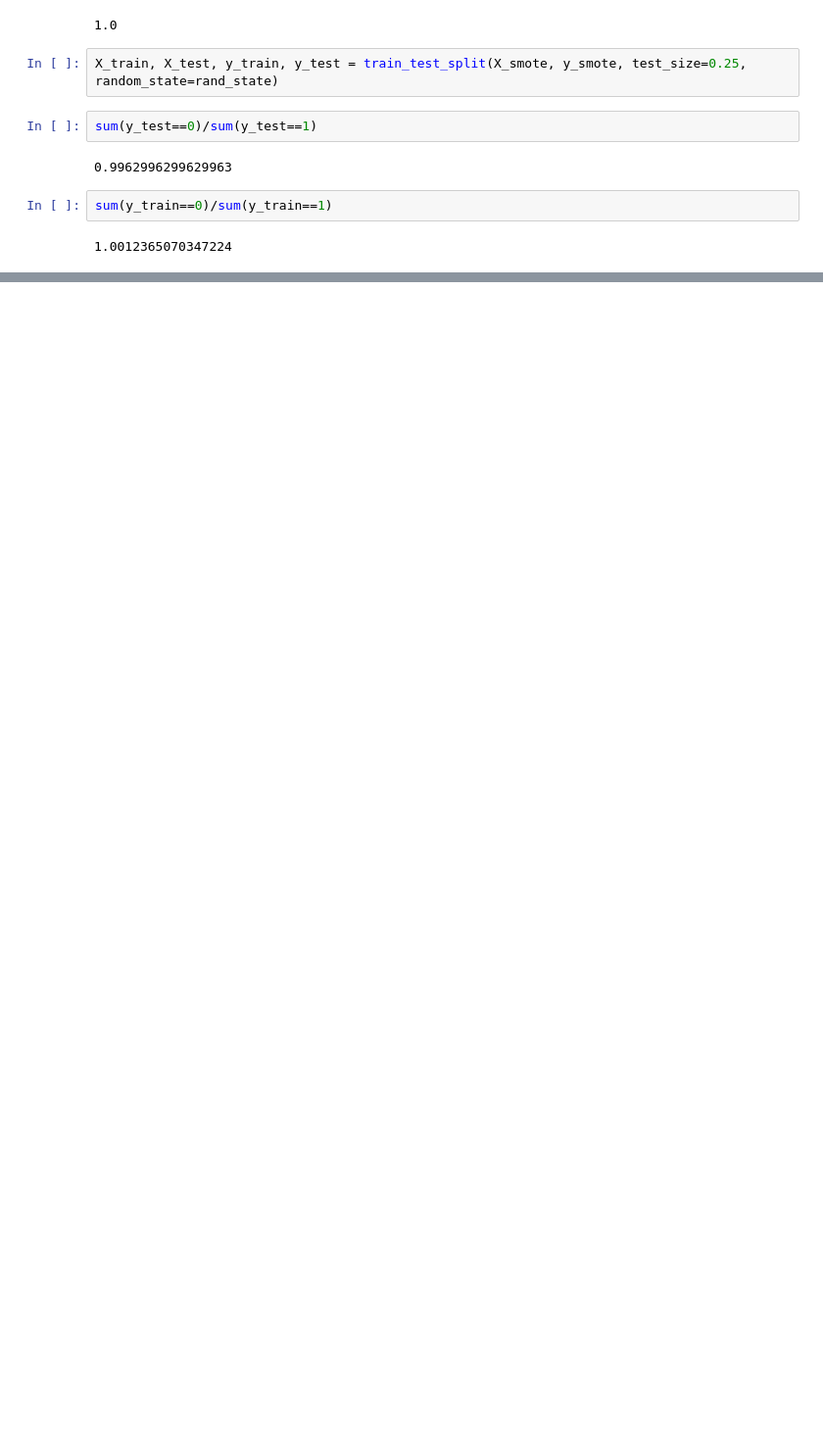
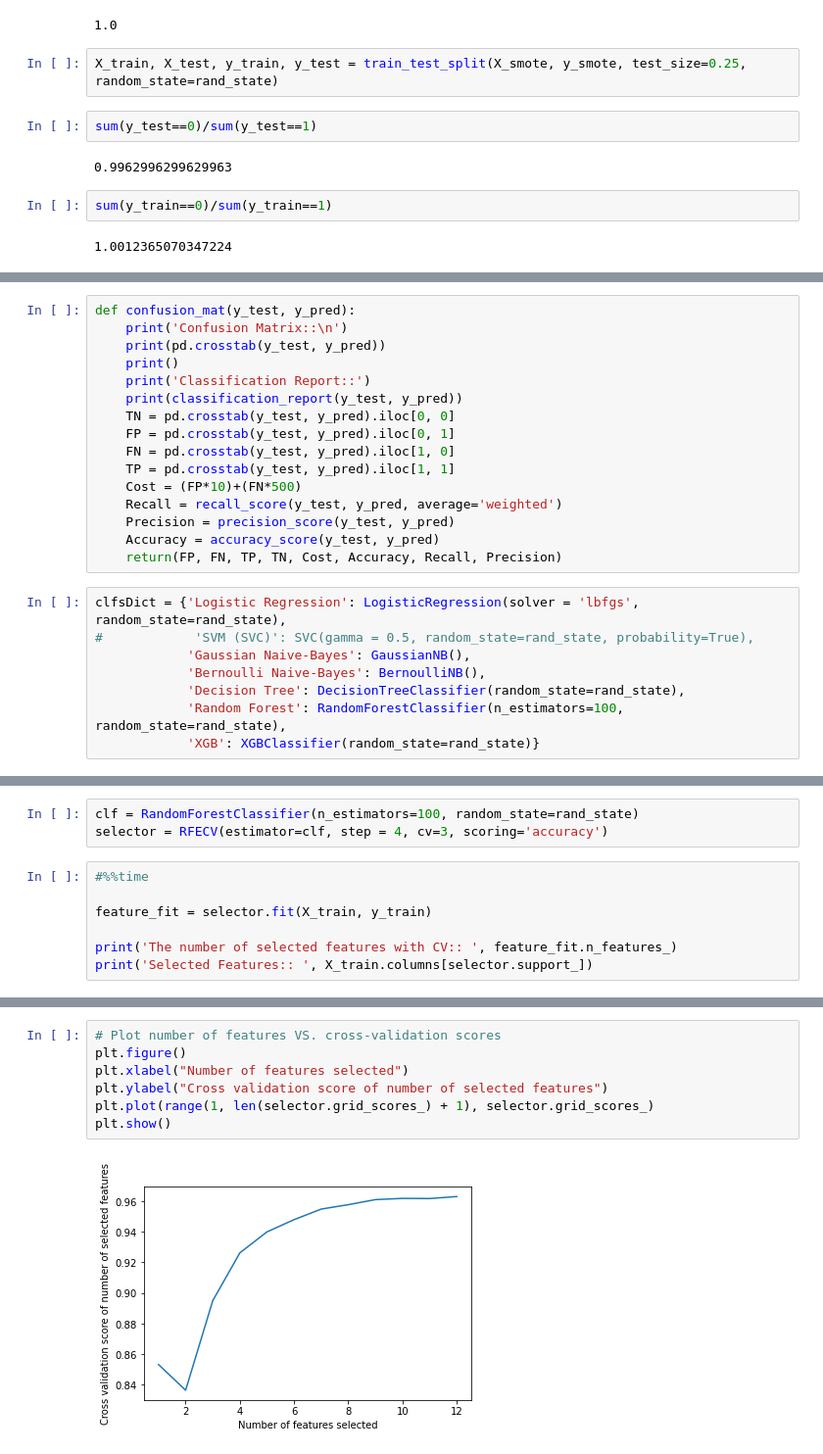
Before and after one commit to vviswanathan/datamites_internship, a Jupyter notebook: Code/Portuguese_Bank_Marketing_Project/PRCP-1000-Portuguese_Bank_Marketing_Project_Capstone.ipynb, the cells around one changed output, grey strips where cells are left out. Shown at 98% size. Saved outputs shown, nothing was run; the diff lists cells and outputs as text; blank space fills up the shorter version.

```diff
--- a/Code/Portuguese_Bank_Marketing_Project/PRCP-1000-Portuguese_Bank_Marketing_Project_Capstone.ipynb
+++ b/Code/Portuguese_Bank_Marketing_Project/PRCP-1000-Portuguese_Bank_Marketing_Project_Capstone.ipynb
@@ -264,0 +302,24 @@ sum(y_train==0)/sum(y_train==1)
+# %%
+def confusion_mat(y_test, y_pred):
+    print('Confusion Matrix::\n')
+    print(pd.crosstab(y_test, y_pred))
+    print()
+    print('Classification Report::')
+    print(classification_report(y_test, y_pred))
+    TN = pd.crosstab(y_test, y_pred).iloc[0, 0]
+    FP = pd.crosstab(y_test, y_pred).iloc[0, 1]
+    FN = pd.crosstab(y_test, y_pred).iloc[1, 0]
+    TP = pd.crosstab(y_test, y_pred).iloc[1, 1]
+    Cost = (FP*10)+(FN*500)
+    Recall = recall_score(y_test, y_pred, average='weighted')
+    Precision = precision_score(y_test, y_pred)
+    Accuracy = accuracy_score(y_test, y_pred)
+    return(FP, FN, TP, TN, Cost, Accuracy, Recall, Precision)
+# %%
+clfsDict = {'Logistic Regression': LogisticRegression(solver = 'lbfgs', random_state=rand_state),
+#            'SVM (SVC)': SVC(gamma = 0.5, random_state=rand_state, probability=True),
+            'Gaussian Naive-Bayes': GaussianNB(),
+            'Bernoulli Naive-Bayes': BernoulliNB(),
+            'Decision Tree': DecisionTreeClassifier(random_state=rand_state),
+            'Random Forest': RandomForestClassifier(n_estimators=100, random_state=rand_state),
+            'XGB': XGBClassifier(random_state=rand_state)}
@@ -264,0 +403,10 @@ sum(y_train==0)/sum(y_train==1)
+# %%
+clf = RandomForestClassifier(n_estimators=100, random_state=rand_state)
+selector = RFECV(estimator=clf, step = 4, cv=3, scoring='accuracy')
+# %%
+#%%time
+
+feature_fit = selector.fit(X_train, y_train)
+
+print('The number of selected features with CV:: ', feature_fit.n_features_)
+print('Selected Features:: ', X_train.columns[selector.support_])
@@ -264,0 +427,9 @@ sum(y_train==0)/sum(y_train==1)
+# %%
+# Plot number of features VS. cross-validation scores
+plt.figure()
+plt.xlabel("Number of features selected")
+plt.ylabel("Cross validation score of number of selected features")
+plt.plot(range(1, len(selector.grid_scores_) + 1), selector.grid_scores_)
+plt.show()
+# %% [output]
+[figure, added]
```
Also changed, not shown: parts of 64 cells of this notebook, 3 other files.
